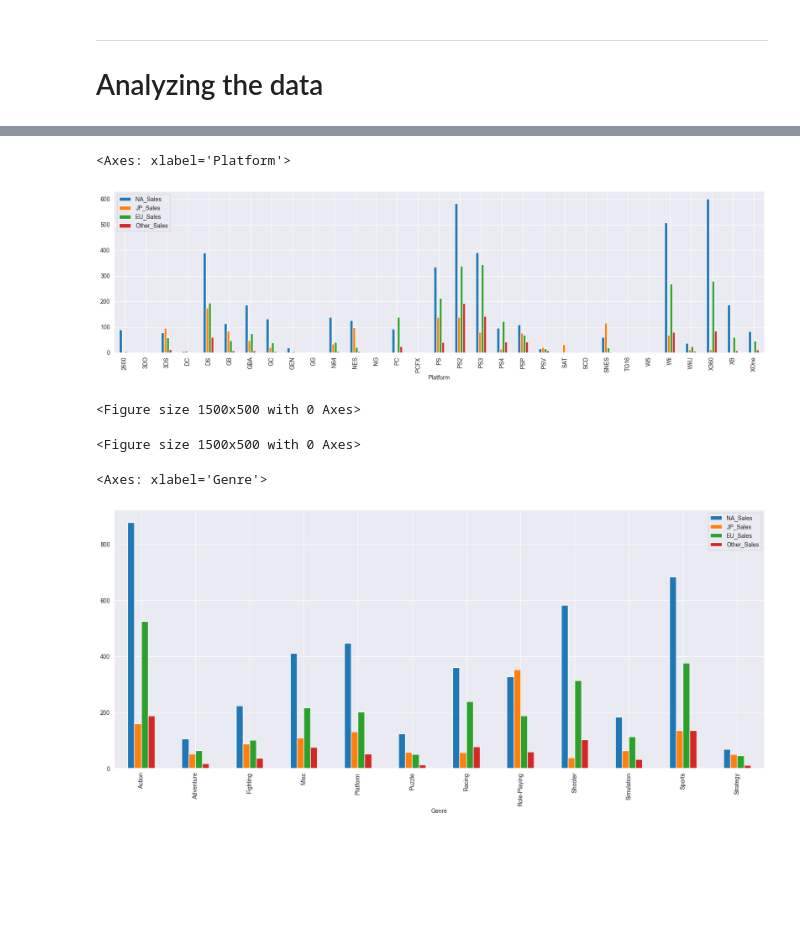
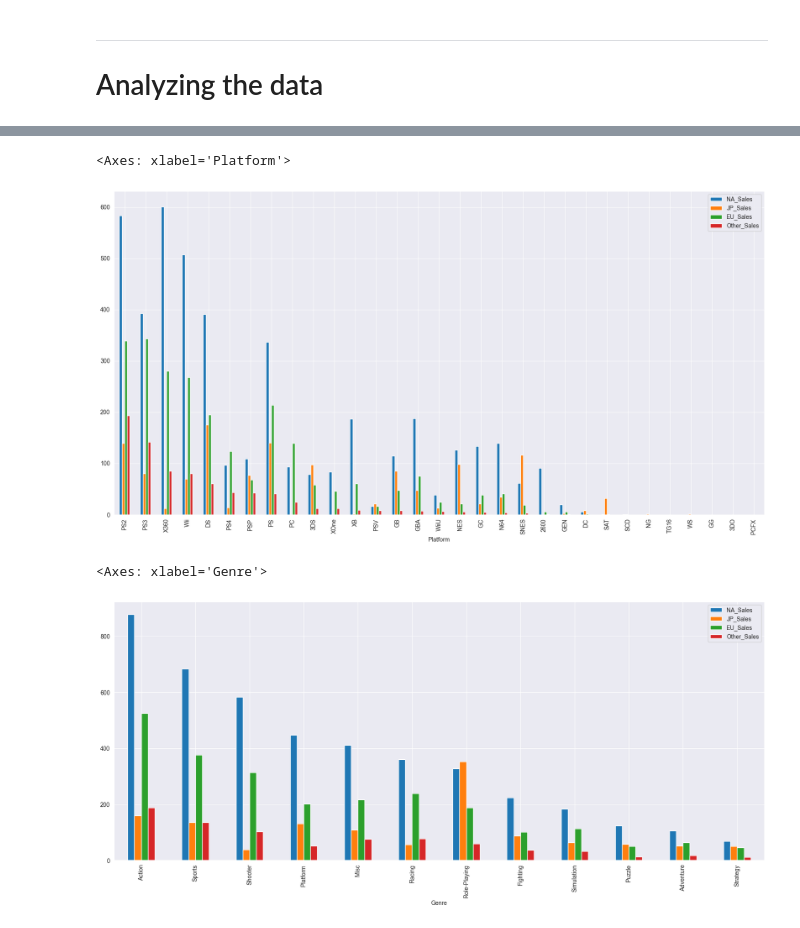
Before and after one commit to ThanyabunPh/wu-python-workshop, a Jupyter notebook: notebook_day2.ipynb, the cells around one changed output, grey strips where cells are left out. Drawn from its saved outputs; the diff is of its cells as text; code cells hidden in the pictures; blank space fills up the shorter version.

```diff
--- a/notebook_day2.ipynb
+++ b/notebook_day2.ipynb
@@ -196,26 +203,25 @@ import matplotlib.pyplot as plt
 # %%
 df_sales_groupby_platform = df.groupby('Platform')[['NA_Sales','JP_Sales','EU_Sales','Other_Sales']].sum()
 df_sales_groupby_platform = df_sales_groupby_platform[(df_sales_groupby_platform!=0).any(axis=1)]
-df_sales_groupby_platform.plot(kind='bar', figsize=(20,5), fontsize=10)
+df_sales_groupby_platform.sort_values(by='NA_Sales', ascending=False, inplace=True)
+# df_sales_groupby_platform.sort_values(by='JP_Sales', ascending=False, inplace=True)
+# df_sales_groupby_platform.sort_values(by='EU_Sales', ascending=False, inplace=True)
+# df_sales_groupby_platform.sort_values(by='Other_Sales', ascending=False, inplace=True)
+df_sales_groupby_platform.plot(kind='bar', figsize=(20,10), fontsize=10)
 # %% [output]
 <Axes: xlabel='Platform'>
-[figure, old version]
+[figure, new version]
-# %%
-plt.figure(figsize=(15, 5))
-# sns.barplot(x='Platform', y='NA_Sales', data=df_sales_groupby_platform)
-# sns.barplot(x='Platform', y='JP_Sales', data=df_sales_groupby_platform)
-# sns.barplot(x='Platform', y='EU_Sales', data=df_sales_groupby_platform)
-# sns.barplot(x='Platform', y='Other_Sales', data=df_sales_groupby_platform)
-# %% [output]
-<Figure size 1500x500 with 0 Axes>
-<Figure size 1500x500 with 0 Axes>
 # %%
 df_sales_groupby_genre = df.groupby('Genre')[['NA_Sales','JP_Sales','EU_Sales','Other_Sales']].sum()
 df_sales_groupby_genre = df_sales_groupby_genre.loc[(df_sales_groupby_genre!=0).all(axis=1)]
+df_sales_groupby_genre.sort_values(by='NA_Sales', ascending=False, inplace=True)
+# df_sales_groupby_genre.sort_values(by='JP_Sales', ascending=False, inplace=True)
+# df_sales_groupby_genre.sort_values(by='EU_Sales', ascending=False, inplace=True)
+# df_sales_groupby_genre.sort_values(by='Other_Sales', ascending=False, inplace=True)
 df_sales_groupby_genre.plot(kind='bar', figsize=(20,8), fontsize=10)
 # %% [output]
 <Axes: xlabel='Genre'>
-[figure, old version]
+[figure, new version]
 # %%
 df_sales_groupby_publisher = df.groupby('Publisher')[['NA_Sales','JP_Sales','EU_Sales','Other_Sales']].sum()
 df_sales_groupby_publisher = df_sales_groupby_publisher.loc[(df_sales_groupby_publisher!=0).any(axis=1)]
```
Also changed, not shown: parts of 2 cells of this notebook.
